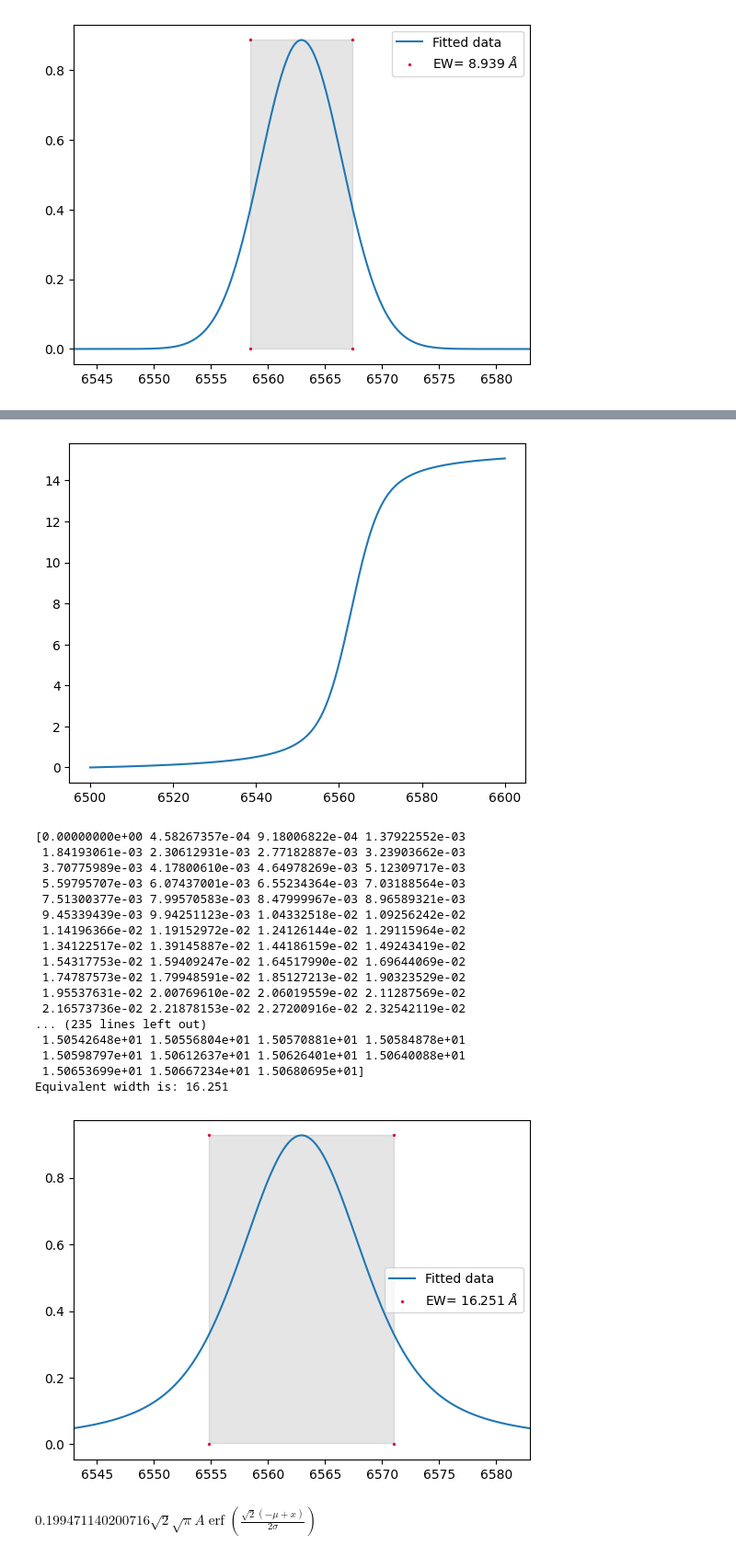
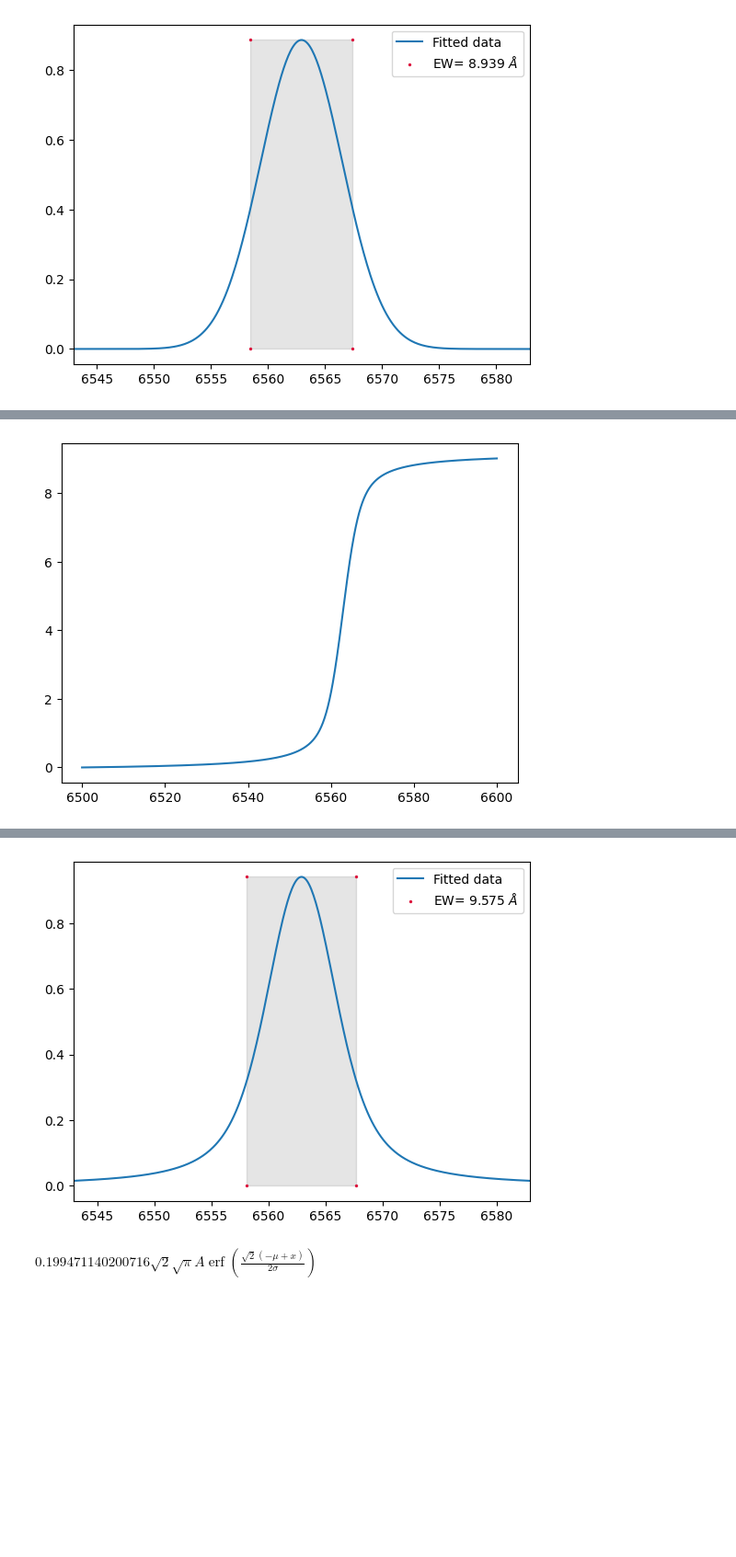
Before and after one commit to Sidius-DEV/IR_Variability_Of_BeXRBs_PhD, a Jupyter notebook: Scripts/Test_integrals1.ipynb, the cells around one changed output, grey strips where cells are left out. Shown at 92% size. Drawn from its saved outputs; the diff is of its cells as text; code cells hidden in the pictures; blank space fills up the shorter version.

```diff
--- a/Scripts/Test_integrals1.ipynb
+++ b/Scripts/Test_integrals1.ipynb
@@ -70,7 +70,7 @@ f
 smp.integrate(f, (x, -smp.oo, smp.oo))
 
 f = lambda x: a/(np.pi) * (b/((x-c)**2+b**2))
-a,b,c = 7.922,3.566,6562.93 #input the values for amplitude, width, centre of peak
+a,b,c = 10.11998,3.22,6562.88 #input the values for amplitude, width, centre of peak
 height = 0.3183099*a/b #Get the true height of the peak
 FULL_integral = quad(f, 6400, 6700)[0] #this is the full value if the fitted function is integrated
 
@@ -91,7 +91,7 @@ print(f"Equivalent width is: {round(EW,3)}")
 
 
 def func(x): #This is just for plotting so use the definitions I already made.
-    a,b,c = 7.922,3.566,6562.93 #Values for Amplitude (not height!), width (sigma) and centre of the  fitted curve (mu)
+    a,b,c = 10.11998,3.22,6562.88 #Values for Amplitude (not height!), width (sigma) and centre of the  fitted curve (mu)
     return a/(np.pi) * (b/((x-c)**2+b**2))
 
 xvals=np.linspace(6500,6600,1000)
@@ -134,7 +134,7 @@ def func_voigt(x, amp, ctr, wid): #Fitting function voigt
     return y
 
 def func(x): #This is just for plotting so use the definitions I already made.
-    a,b,c = 7.922,3.566,6562.93 #Values for Amplitude (not height!), width (sigma) and centre of the  fitted curve (mu)
+    a,b,c = 9.27,2.056,6562.90 #Values for Amplitude (not height!), width (sigma) and centre of the  fitted curve (mu)
     ans = func_voigt(x, a, c, b)
     return ans
 
@@ -142,16 +142,16 @@ xvals=np.linspace(6500,6600,1000)
 yvals=[]
 for i in range(0,len(xvals)):
     yvals.append(func(xvals[i]))
-print(xvals,yvals)
+# print(xvals,yvals)
 
 
-a,b,c = 7.922,3.566,6562.93 #input the values for amplitude, width, centre of peak
+a,b,c = 9.27,2.056,6562.90 #input the values for amplitude, width, centre of peak
 f = func(xvals)
 height = max(yvals) #Get the true height of the peak from LMfit params! just brute forcing it now to test this usecase
 FULL_integral = cumulative_trapezoid(yvals, xvals, initial=0) #this is the full value if the fitted function is integrated
 plt.plot(xvals,FULL_integral)
 plt.show()
-print(FULL_integral[:-1])
+# print(FULL_integral[:-1])
 
 step_size = 0.00001 #step size with which the rectangle width is increased until that rectangle has the same area as the full integral
 delta = 0 # Place holder variables up to PART_integral, this one is for the size of the move away from the centre
@@ -175,3 +175,4 @@ plt.xlim(c-20,c+20)
 plt.legend(fontsize=10)
 plt.show()
 # %% [output]
+[figure, new version]
@@ -195,22 +180,4 @@ plt.show()
-[figure, old version]
-[0.00000000e+00 4.58267357e-04 9.18006822e-04 1.37922552e-03
- 1.84193061e-03 2.30612931e-03 2.77182887e-03 3.23903662e-03
- 3.70775989e-03 4.17800610e-03 4.64978269e-03 5.12309717e-03
- 5.59795707e-03 6.07437001e-03 6.55234364e-03 7.03188564e-03
- 7.51300377e-03 7.99570583e-03 8.47999967e-03 8.96589321e-03
- 9.45339439e-03 9.94251123e-03 1.04332518e-02 1.09256242e-02
- 1.14196366e-02 1.19152972e-02 1.24126144e-02 1.29115964e-02
- 1.34122517e-02 1.39145887e-02 1.44186159e-02 1.49243419e-02
- 1.54317753e-02 1.59409247e-02 1.64517990e-02 1.69644069e-02
- 1.74787573e-02 1.79948591e-02 1.85127213e-02 1.90323529e-02
- 1.95537631e-02 2.00769610e-02 2.06019559e-02 2.11287569e-02
- 2.16573736e-02 2.21878153e-02 2.27200916e-02 2.32542119e-02
-... (235 lines left out)
- 1.50542648e+01 1.50556804e+01 1.50570881e+01 1.50584878e+01
- 1.50598797e+01 1.50612637e+01 1.50626401e+01 1.50640088e+01
- 1.50653699e+01 1.50667234e+01 1.50680695e+01]
-Equivalent width is: 16.251
-[figure, old version]
+[figure, new version]
 # %%
 smp.integrate(f, x)
 # %% [output]
```
Also changed, not shown: parts of 2 cells of this notebook.
